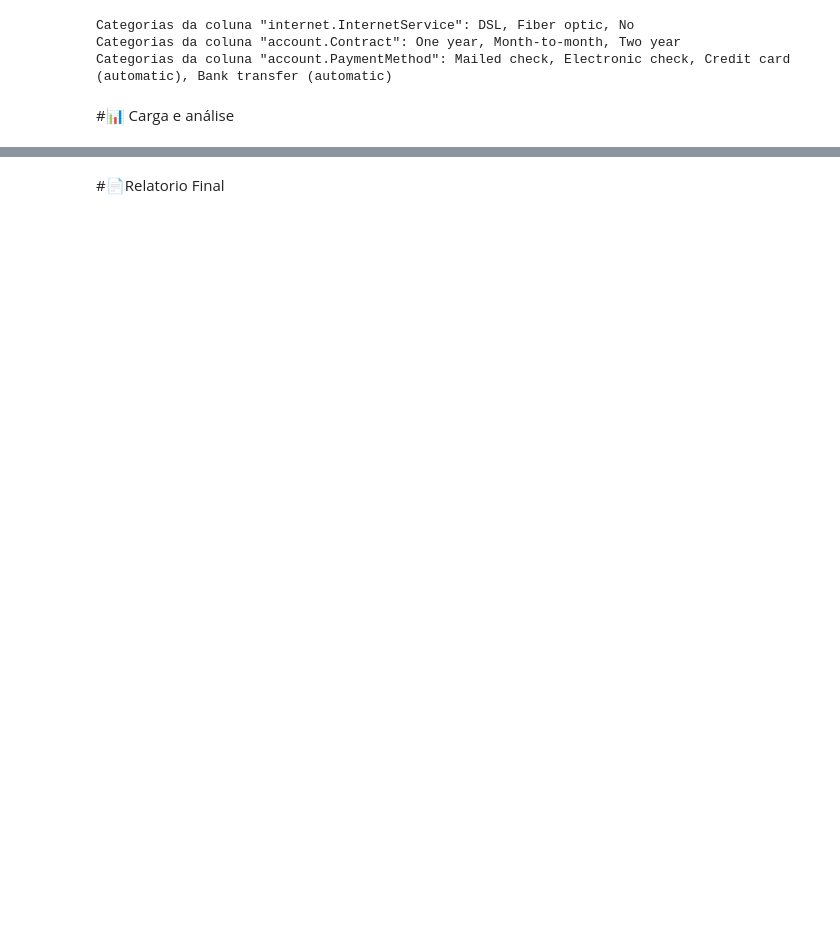
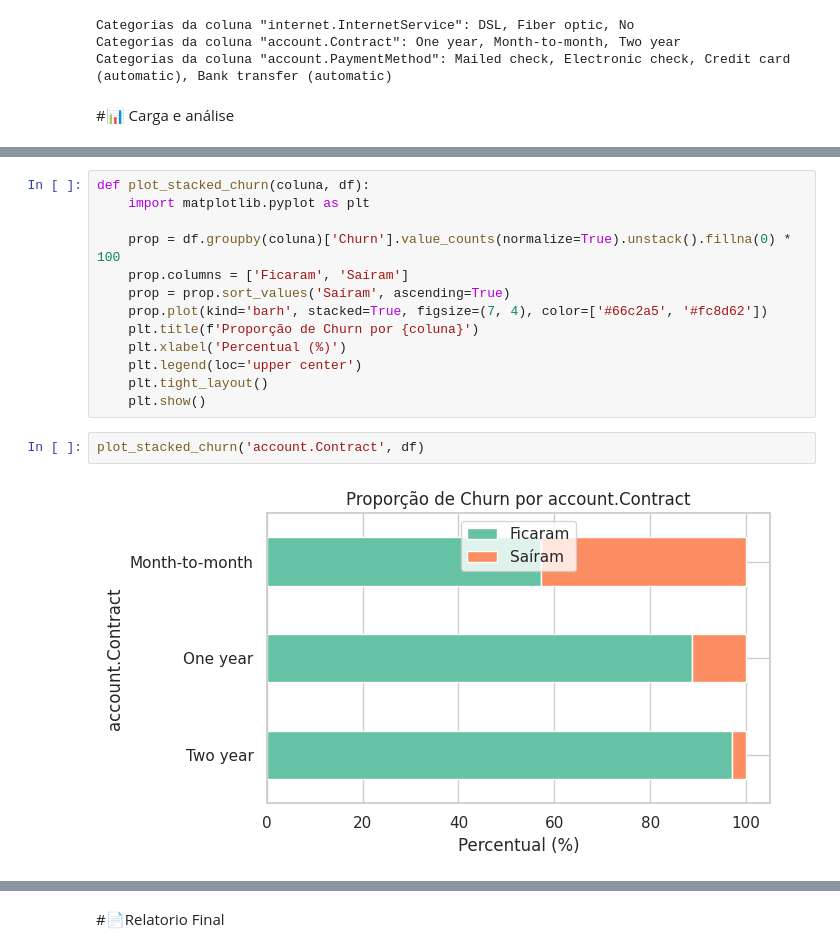
Before and after one commit to marcoswilky/challenge_telecom_x_br, a Jupyter notebook: TelecomX_BR.ipynb, the cells around one changed output, grey strips where cells are left out. Drawn from its saved outputs; the diff is of its cells as text; blank space fills up the shorter version.

```diff
--- a/TelecomX_BR.ipynb
+++ b/TelecomX_BR.ipynb
@@ -78,0 +231,17 @@ Categorias da coluna "account.PaymentMethod": Mailed check, Electronic check, Cr
+# %%
+def plot_stacked_churn(coluna, df):
+    import matplotlib.pyplot as plt
+
+    prop = df.groupby(coluna)['Churn'].value_counts(normalize=True).unstack().fillna(0) * 100
+    prop.columns = ['Ficaram', 'Saíram']
+    prop = prop.sort_values('Saíram', ascending=True)
+    prop.plot(kind='barh', stacked=True, figsize=(7, 4), color=['#66c2a5', '#fc8d62'])
+    plt.title(f'Proporção de Churn por {coluna}')
+    plt.xlabel('Percentual (%)')
+    plt.legend(loc='upper center')
+    plt.tight_layout()
+    plt.show()
+# %%
+plot_stacked_churn('account.Contract', df)
+# %% [output]
+[figure, added]
```
Also changed, not shown: parts of 27 cells of this notebook.
